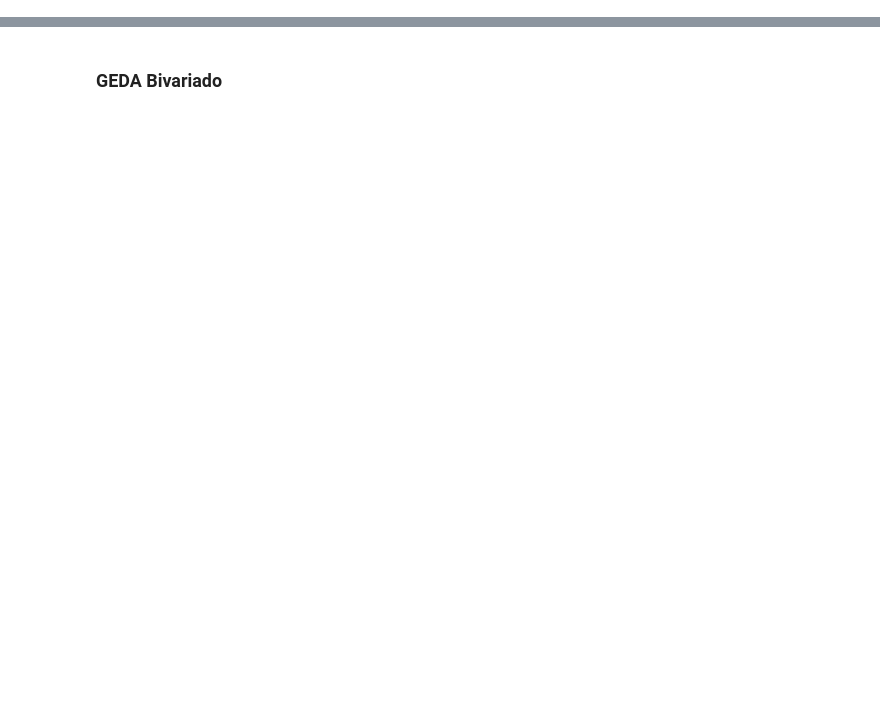
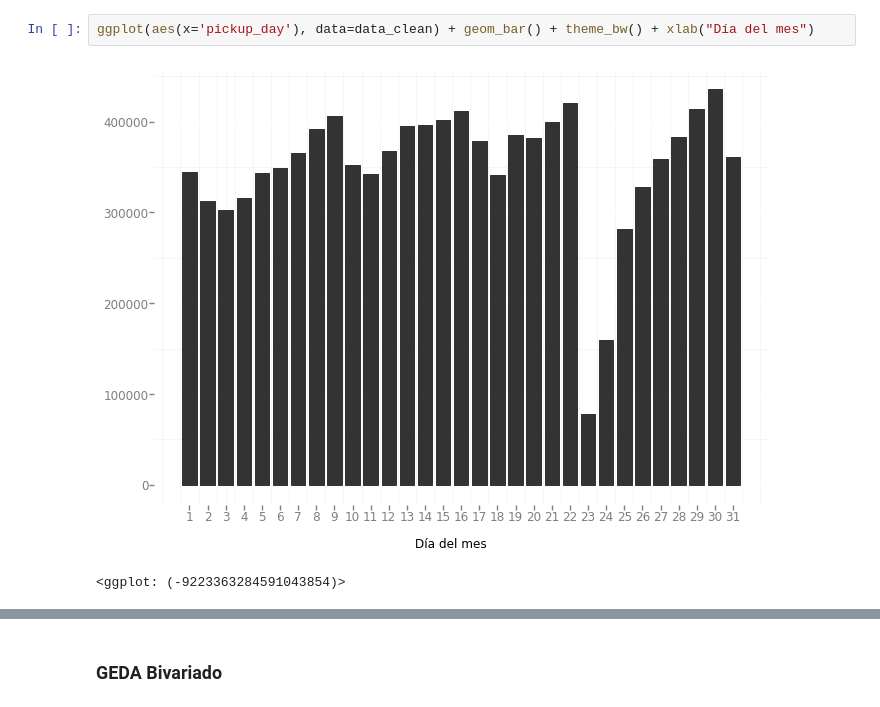
Before and after one commit to cchallu/datank_challenge, a Jupyter notebook: source/datank_challenge.ipynb, the cells around one changed output, grey strips where cells are left out. Drawn from its saved outputs; the diff is of its cells as text; blank space fills up the shorter version.

```diff
--- a/source/datank_challenge.ipynb
+++ b/source/datank_challenge.ipynb
@@ -79 +202,6 @@ ggplot(aes(x='pickup_hour'), data=data_clean) + geom_bar() + theme_bw()
+# %%
+ggplot(aes(x='pickup_day'), data=data_clean) + geom_bar() + theme_bw() + xlab("Día del mes")
+# %% [output]
+[figure, added]
+<ggplot: (-9223363284591043854)>
 # %%
```
Also changed, not shown: parts of 105 cells of this notebook.
